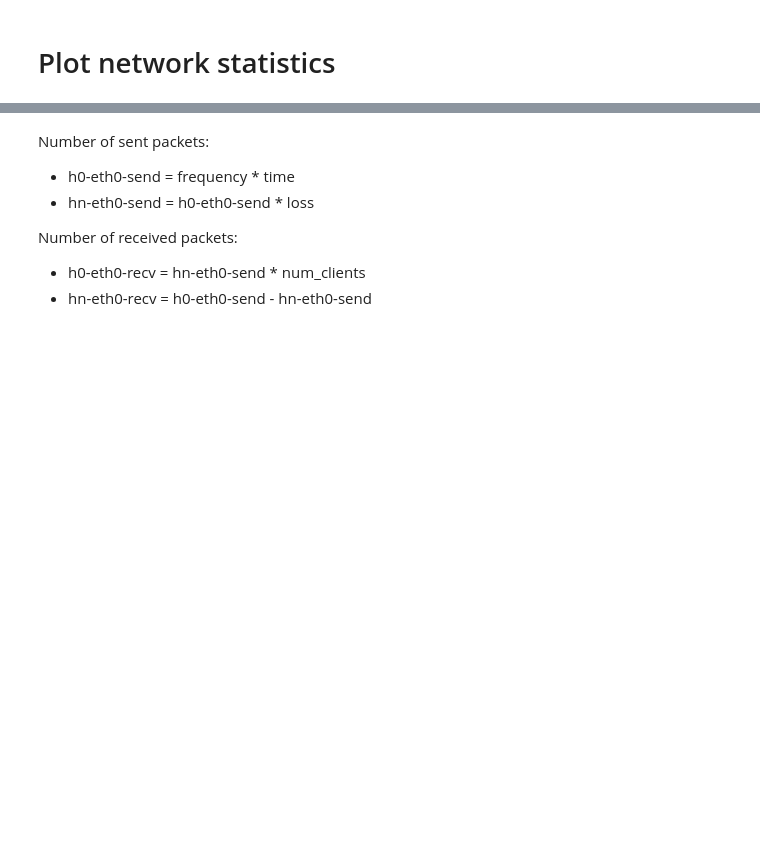
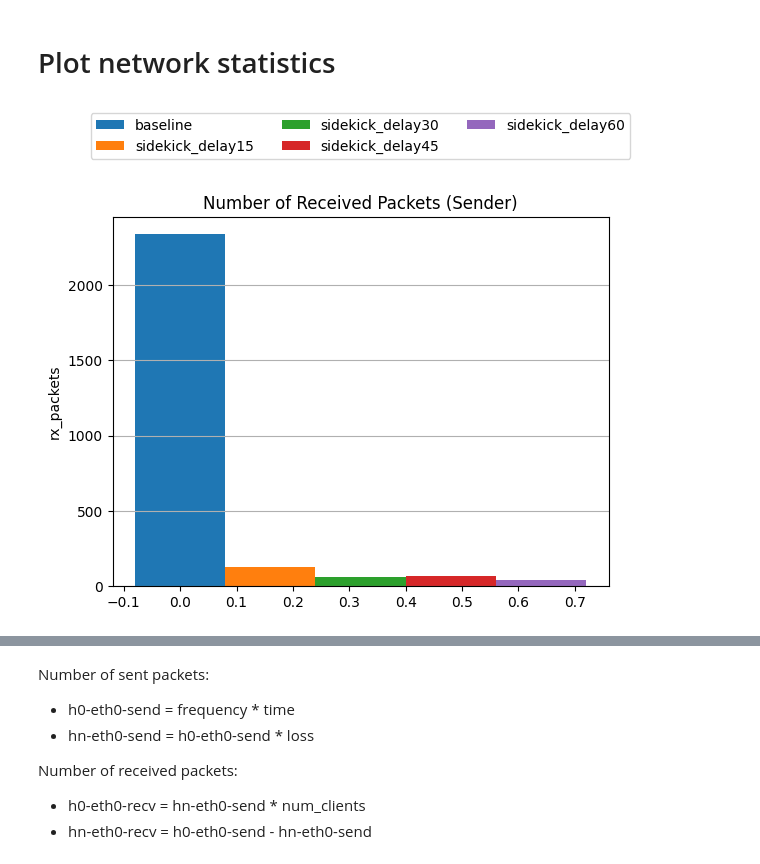
Before and after one commit to StanfordSNR/sidekick-downloads, a Jupyter notebook: notebook/multicast_benchmark.ipynb, the cells around one changed output, grey strips where cells are left out. Saved outputs shown, nothing was run; the diff lists cells and outputs as text; code cells hidden in the pictures; blank space fills up the shorter version.

```diff
--- a/notebook/multicast_benchmark.ipynb
+++ b/notebook/multicast_benchmark.ipynb
@@ -138,7 +171,7 @@ plot_delay_cdf(client_ids, latencies_data, min_pct=86, title='Client De-Jitter L
 # %% [markdown]
 # Plot network statistics
 # %%
-def plot_network_statistics(output, title, statistic):
+def plot_network_statistics_one_trial(output, title, statistic):
     output = output['statistics']
     data = {}
     for i, iface in enumerate(output['ifaces']):
@@ -156,3 +189,28 @@ def plot_network_statistics(output, title, statistic):
     plt.title(title)
     plt.legend(loc='upper center', bbox_to_anchor=(0.5, 1.4), ncol=5)
     plt.show()
+# %%
+def plot_network_statistics(labels, results, ifaces, statistic, title):
+    width = 0.8 / len(labels)
+    for i, label in enumerate(labels):
+        output = results[label]['statistics']
+        values = []
+        for index, iface in enumerate(output['ifaces']):
+            if iface in ifaces:
+                values.append(output[statistic][index])
+        mean = statistics.mean(values)
+        std = None if len(values) <= 1 else statistics.stdev(values)
+        plt.bar([i * width], mean, yerr=std, width=width, label=label)
+
+    plt.ylabel(statistic)
+    plt.ylim(0)
+    plt.grid(axis='y')
+    plt.title(title)
+    plt.legend(loc='upper center', bbox_to_anchor=(0.5, 1.3), ncol=3)
+    plt.show()
+# %%
+# Number of received packets at h0-eth0 for each treatment
+# The multicast sender processes much fewer NACKs per second
+plot_network_statistics(labels, results, ifaces=['h0-eth0'], statistic='rx_packets', title='Number of Received Packets (Sender)')
+# %% [output]
+[figure, added]
```
Also changed, not shown: parts of 21 cells of this notebook.
